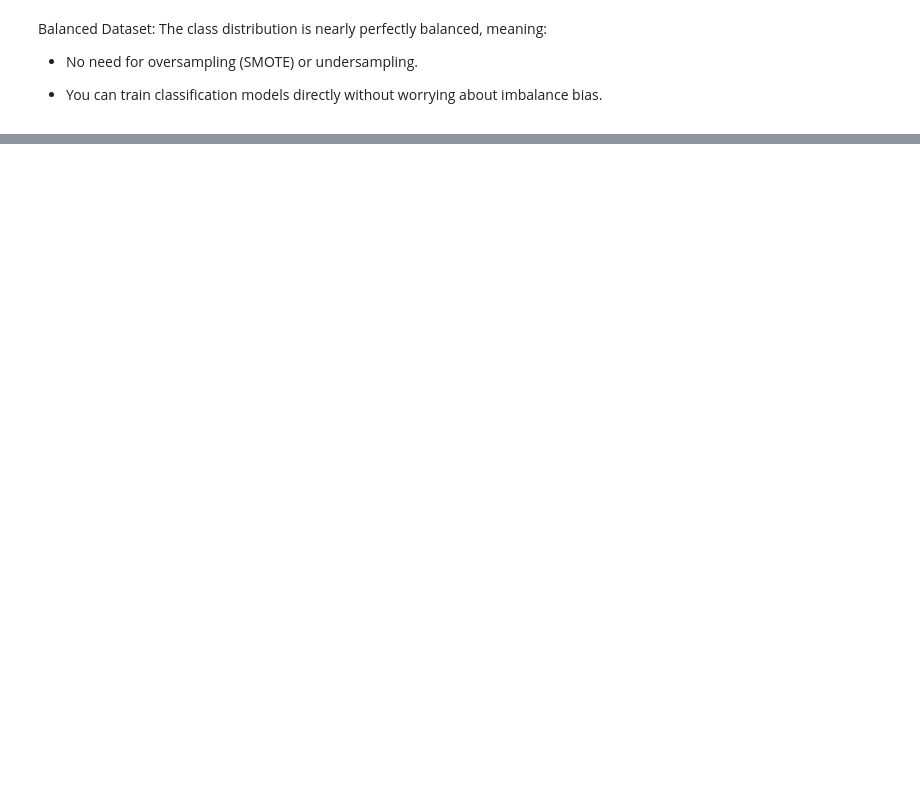
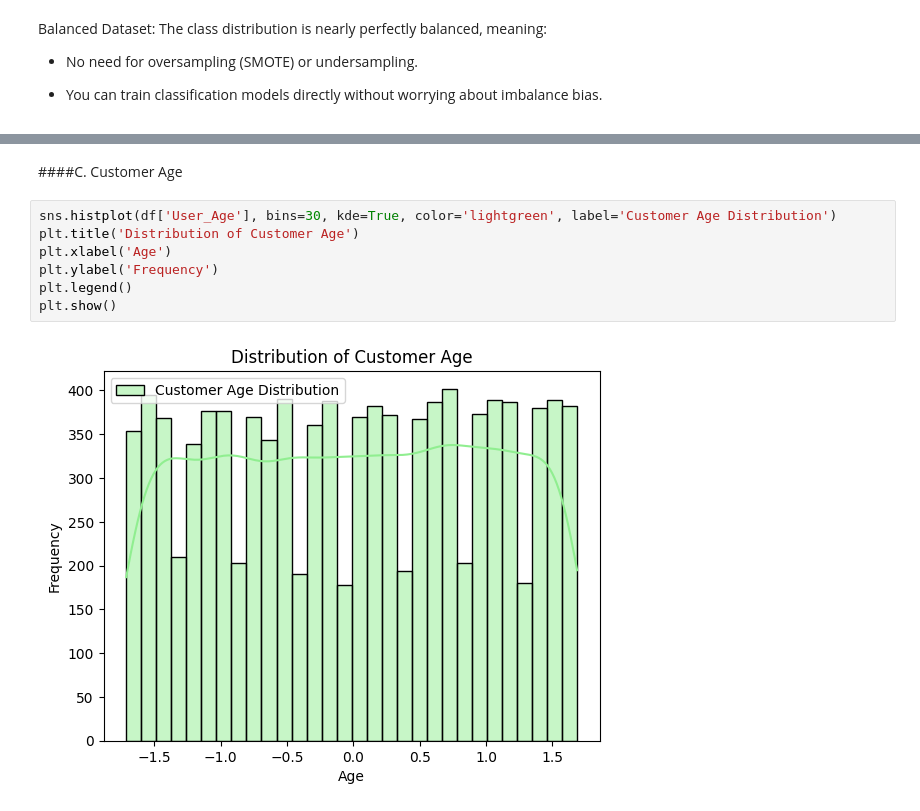
Before and after one commit to Aishaamalik/Predicting-Product-Return-Probability-in-E-Commerce, a Jupyter notebook: Project_3.ipynb, the cells around one changed output, grey strips where cells are left out. Cells and saved outputs as stored; diff of their text form; blank space fills up the shorter version.

```diff
--- a/Project_3.ipynb
+++ b/Project_3.ipynb
@@ -306,0 +348,11 @@ Passing `palette` without assigning `hue` is deprecated and will be removed in v
+# %% [markdown]
+####C. Customer Age
+# %%
+sns.histplot(df['User_Age'], bins=30, kde=True, color='lightgreen', label='Customer Age Distribution')
+plt.title('Distribution of Customer Age')
+plt.xlabel('Age')
+plt.ylabel('Frequency')
+plt.legend()
+plt.show()
+# %% [output]
+[figure, added]
```
Also changed, not shown: parts of 122 cells of this notebook.
